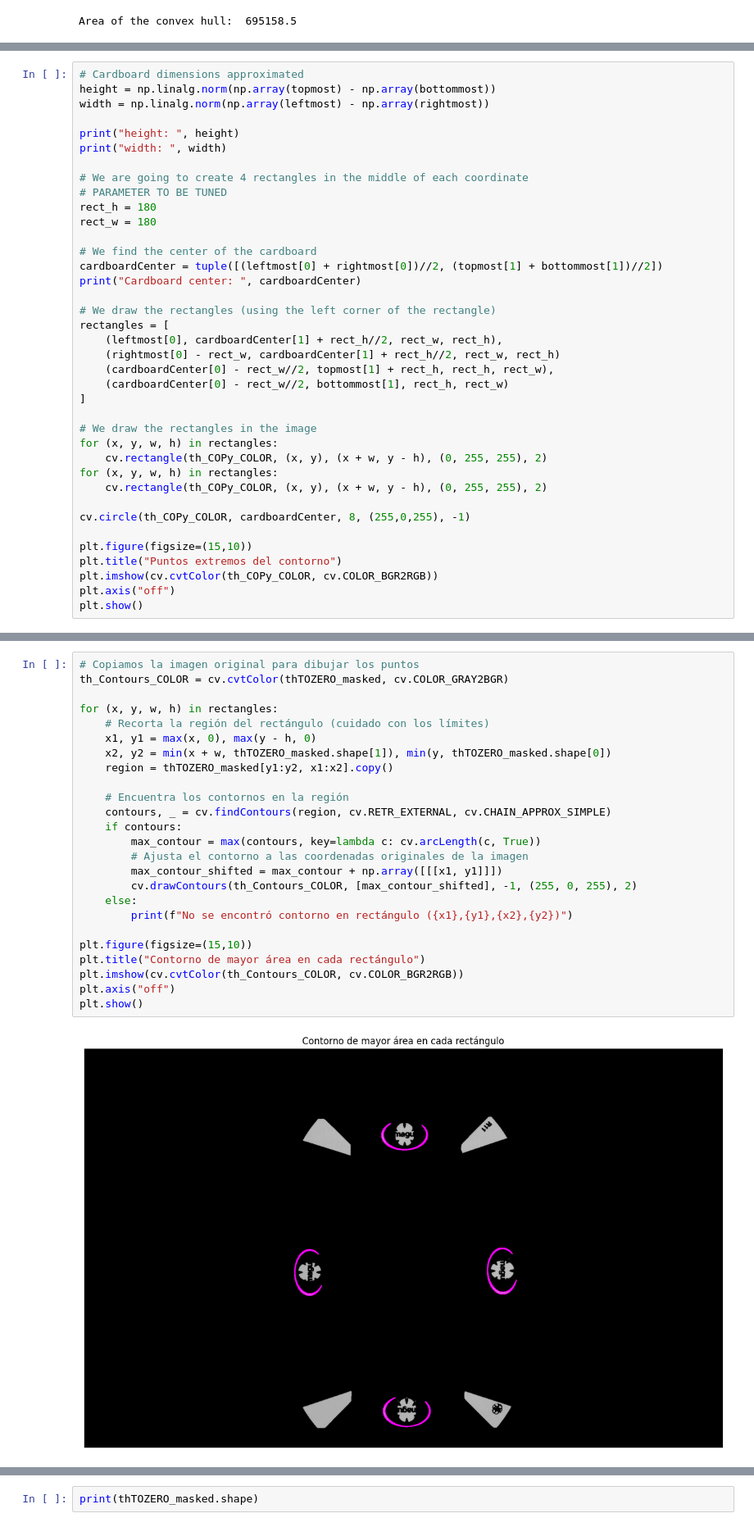
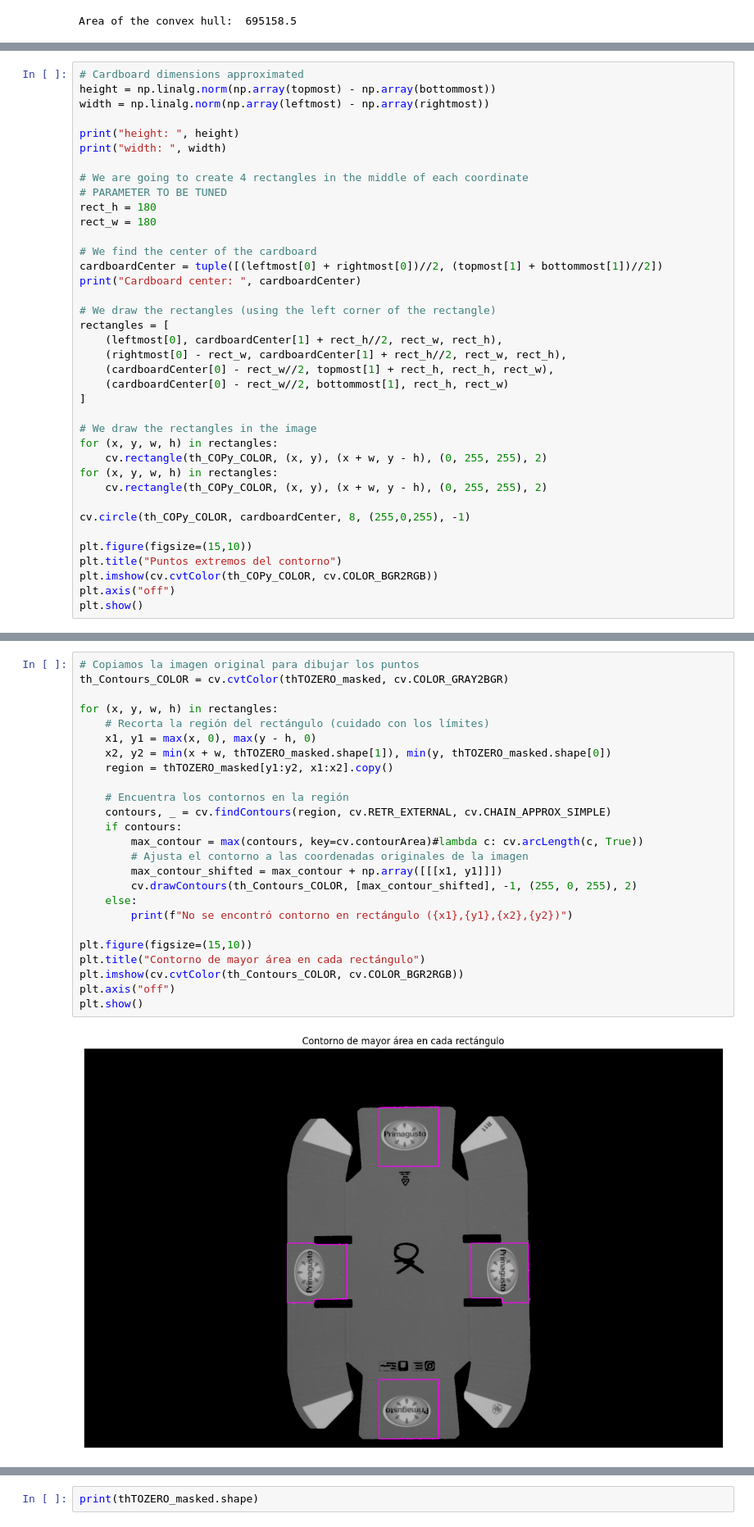
Before and after one commit to fore1806/CBFD, a Jupyter notebook: centerFinding.ipynb, the cells around one changed output, grey strips where cells are left out. Shown at 82% size. Drawn from its saved outputs; the diff is of its cells as text.

```diff
--- a/centerFinding.ipynb
+++ b/centerFinding.ipynb
@@ -242,7 +242,7 @@ print("Cardboard center: ", cardboardCenter)
 # We draw the rectangles (using the left corner of the rectangle)
 rectangles = [
     (leftmost[0], cardboardCenter[1] + rect_h//2, rect_w, rect_h),
-    (rightmost[0] - rect_w, cardboardCenter[1] + rect_h//2, rect_w, rect_h)
+    (rightmost[0] - rect_w, cardboardCenter[1] + rect_h//2, rect_w, rect_h),
     (cardboardCenter[0] - rect_w//2, topmost[1] + rect_h, rect_h, rect_w),
     (cardboardCenter[0] - rect_w//2, bottommost[1], rect_h, rect_w)
 ]
@@ -268,30 +268,30 @@ Cardboard center:  (np.int64(977), np.int64(676))
 # %%
 # Copiamos la imagen original para dibujar los puntos
 th_Contours_COLOR = cv.cvtColor(thTOZERO_masked, cv.COLOR_GRAY2BGR)
 
 for (x, y, w, h) in rectangles:
     # Recorta la región del rectángulo (cuidado con los límites)
     x1, y1 = max(x, 0), max(y - h, 0)
     x2, y2 = min(x + w, thTOZERO_masked.shape[1]), min(y, thTOZERO_masked.shape[0])
     region = thTOZERO_masked[y1:y2, x1:x2].copy()
 
     # Encuentra los contornos en la región
     contours, _ = cv.findContours(region, cv.RETR_EXTERNAL, cv.CHAIN_APPROX_SIMPLE)
     if contours:
-        max_contour = max(contours, key=lambda c: cv.arcLength(c, True))
+        max_contour = max(contours, key=cv.contourArea)#lambda c: cv.arcLength(c, True))
         # Ajusta el contorno a las coordenadas originales de la imagen
         max_contour_shifted = max_contour + np.array([[[x1, y1]]])
         cv.drawContours(th_Contours_COLOR, [max_contour_shifted], -1, (255, 0, 255), 2)
     else:
         print(f"No se encontró contorno en rectángulo ({x1},{y1},{x2},{y2})")
 
 plt.figure(figsize=(15,10))
 plt.title("Contorno de mayor área en cada rectángulo")
 plt.imshow(cv.cvtColor(th_Contours_COLOR, cv.COLOR_BGR2RGB))
 plt.axis("off")
 plt.show()
 # %% [output]
-[figure, old version]
+[figure, new version]
 # %%
 # Copiamos la imagen original para dibujar los puntos
 #th_Contours_COLOR = cv.cvtColor(udst_crop_img, cv.COLOR_GRAY2BGR)
```
Also changed, not shown: parts of 2 cells of this notebook, 2 other files.
